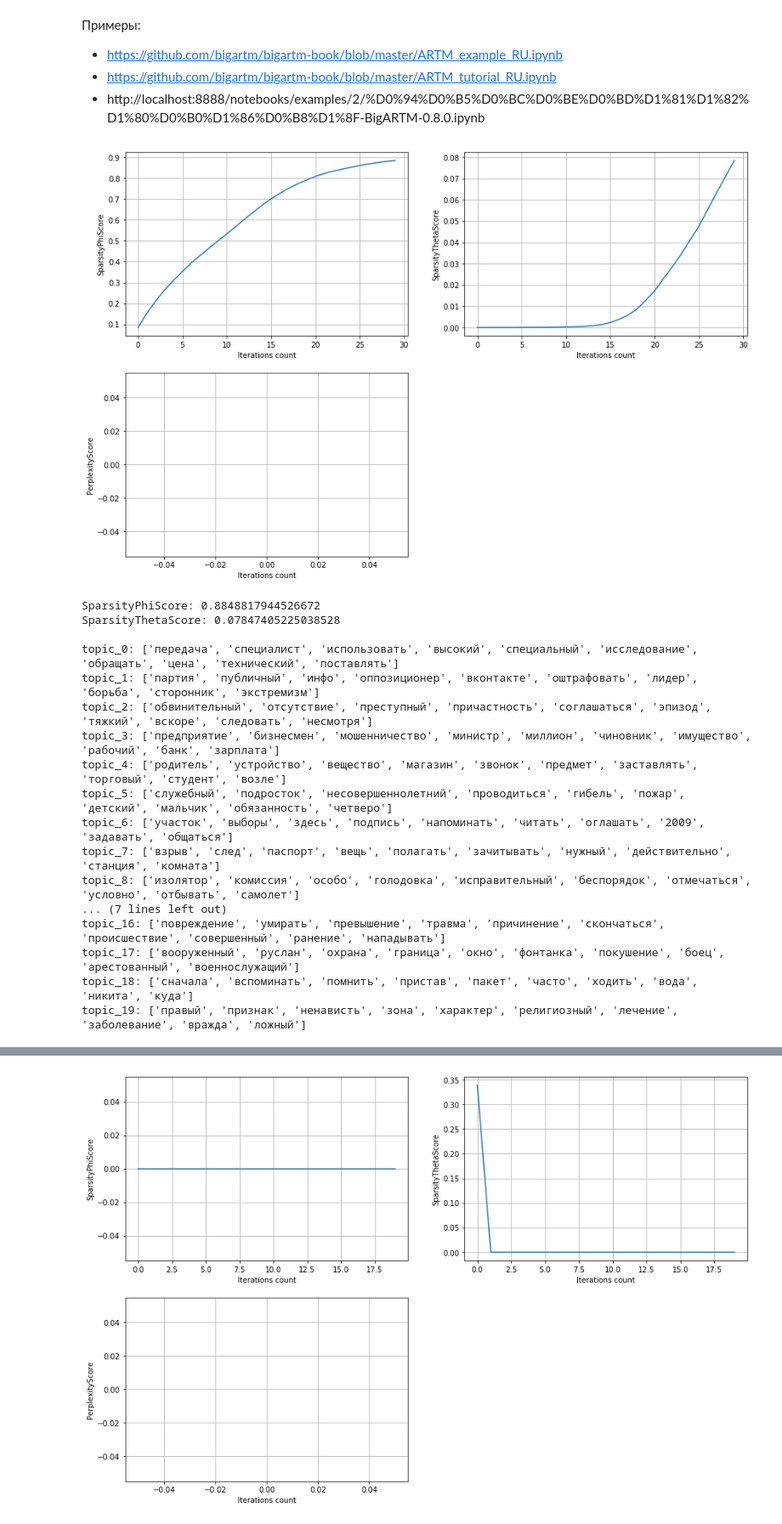
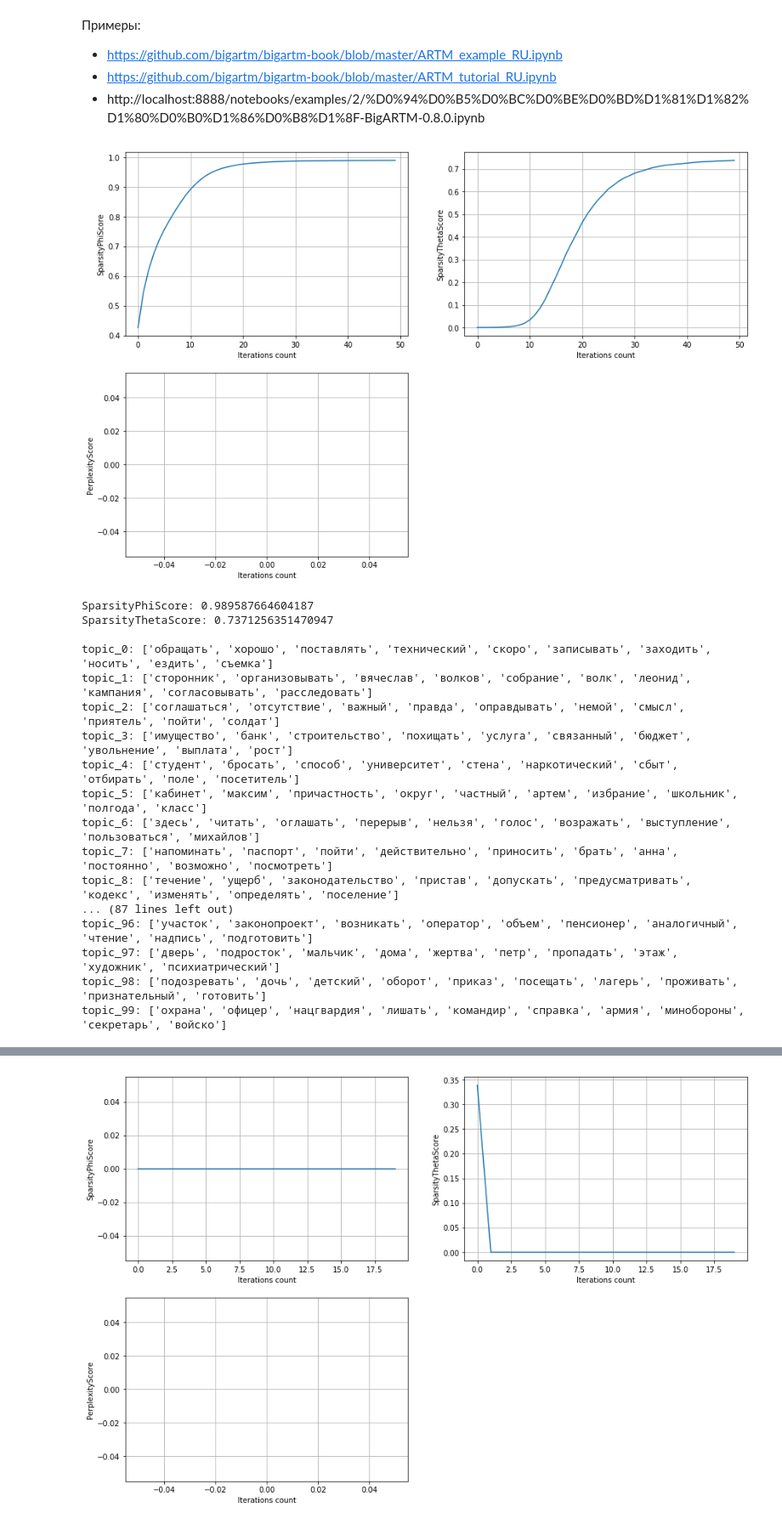
Before and after one commit to Kirmark/bachelor-qualification-work, a Jupyter notebook: application/models/create_model.ipynb, the cells around one changed output, grey strips where cells are left out. Shown: that part at 85% size. Cells and saved outputs as stored; diff of their text form; code cells hidden in the pictures.

```diff
--- a/application/models/create_model.ipynb
+++ b/application/models/create_model.ipynb
@@ -78,12 +65,3 @@ model_artm.num_document_passes = 1
-# %%
-# Установка отслеживаемых параметров
-model_artm.scores.add(artm.SparsityPhiScore(name='SparsityPhiScore'))
-model_artm.scores.add(artm.SparsityThetaScore(name='SparsityThetaScore'))
-model_artm.scores.add(artm.PerplexityScore(name='PerplexityScore', dictionary=dictionary))
-model_artm.scores.add(artm.TopTokensScore(name='TopTokensScore', num_tokens=10))
-#model_artm.scores.add(artm.TopicKernelScore(name='TopicKernelScore', probability_mass_threshold=0.3))
-
-model_artm.save("news_model_0")
 # %%
 def new_default_model(topic_count, dictionary):
     # Создание модели
@@ -150,3 +128,16 @@ def model_print_results(model_artm):
 * https://github.com/bigartm/bigartm-book/blob/master/ARTM_example_RU.ipynb
 * https://github.com/bigartm/bigartm-book/blob/master/ARTM_tutorial_RU.ipynb
 * http://localhost:8888/notebooks/examples/2/%D0%94%D0%B5%D0%BC%D0%BE%D0%BD%D1%81%D1%82%D1%80%D0%B0%D1%86%D0%B8%D1%8F-BigARTM-0.8.0.ipynb
+# %%
+params = {
+    'topic_count': 100,
+    'num_collection_passes': 50,
+    'SparsePhi': {
+        'name': 'SparsePhi',
+        'tau': -5
+    },
+    'SparseTheta': {
+        'name': 'SparseTheta',
+        'tau': -1.5
+    },
+}
@@ -153,38 +148,37 @@ def model_print_results(model_artm):
 # %%
 # Модель 1
 # Запуск регуляризатора SparsePhi
 
-model_artm = new_default_model(topic_count, dictionary)
+model_artm = new_default_model(params['topic_count'], dictionary)
 model_artm.load("news_model_0")
 
-r_SparsePhi_name = 'SparsePhi'
-if r_SparsePhi_name not in list(model_artm.regularizers.data):
-    model_artm.regularizers.add(artm.SmoothSparsePhiRegularizer(name=r_SparsePhi_name))
-model_artm.regularizers[r_SparsePhi_name].tau = -5
+if params['SparsePhi']['name'] not in list(model_artm.regularizers.data):
+    model_artm.regularizers.add(artm.SmoothSparsePhiRegularizer(name=params['SparsePhi']['name']))
+model_artm.regularizers[params['SparsePhi']['name']].tau = params['SparsePhi']['tau']
 
-model_artm.fit_offline(batch_vectorizer=batch_vectorizer, num_collection_passes=30)
+model_artm.fit_offline(batch_vectorizer=batch_vectorizer, num_collection_passes=params['num_collection_passes'])
 model_print_results(model_artm)
 
 model_artm.save("news_model_1")
 # %% [output]
-[figure, old version]
+[figure, new version]
-SparsityPhiScore: 0.8848817944526672
-SparsityThetaScore: 0.07847405225038528
+SparsityPhiScore: 0.989587664604187
+SparsityThetaScore: 0.7371256351470947
 
-topic_0: ['передача', 'специалист', 'использовать', 'высокий', 'специальный', 'исследование', 'обращать', 'цена', 'технический', 'поставлять']
-topic_1: ['партия', 'публичный', 'инфо', 'оппозиционер', 'вконтакте', 'оштрафовать', 'лидер', 'борьба', 'сторонник', 'экстремизм']
-topic_2: ['обвинительный', 'отсутствие', 'преступный', 'причастность', 'соглашаться', 'эпизод', 'тяжкий', 'вскоре', 'следовать', 'несмотря']
-topic_3: ['предприятие', 'бизнесмен', 'мошенничество', 'министр', 'миллион', 'чиновник', 'имущество', 'рабочий', 'банк', 'зарплата']
-topic_4: ['родитель', 'устройство', 'вещество', 'магазин', 'звонок', 'предмет', 'заставлять', 'торговый', 'студент', 'возле']
-topic_5: ['служебный', 'подросток', 'несовершеннолетний', 'проводиться', 'гибель', 'пожар', 'детский', 'мальчик', 'обязанность', 'четверо']
-topic_6: ['участок', 'выборы', 'здесь', 'подпись', 'напоминать', 'читать', 'оглашать', '2009', 'задавать', 'общаться']
-topic_7: ['взрыв', 'след', 'паспорт', 'вещь', 'полагать', 'зачитывать', 'нужный', 'действительно', 'станция', 'комната']
-topic_8: ['изолятор', 'комиссия', 'особо', 'голодовка', 'исправительный', 'беспорядок', 'отмечаться', 'условно', 'отбывать', 'самолет']
-... (7 lines left out)
-topic_16: ['повреждение', 'умирать', 'превышение', 'травма', 'причинение', 'скончаться', 'происшествие', 'совершенный', 'ранение', 'нападывать']
-topic_17: ['вооруженный', 'руслан', 'охрана', 'граница', 'окно', 'фонтанка', 'покушение', 'боец', 'арестованный', 'военнослужащий']
-topic_18: ['сначала', 'вспоминать', 'помнить', 'пристав', 'пакет', 'часто', 'ходить', 'вода', 'никита', 'куда']
-topic_19: ['правый', 'признак', 'ненависть', 'зона', 'характер', 'религиозный', 'лечение', 'заболевание', 'вражда', 'ложный']
+topic_0: ['обращать', 'хорошо', 'поставлять', 'технический', 'скоро', 'записывать', 'заходить', 'носить', 'ездить', 'съемка']
+topic_1: ['сторонник', 'организовывать', 'вячеслав', 'волков', 'собрание', 'волк', 'леонид', 'кампания', 'согласовывать', 'расследовать']
+topic_2: ['соглашаться', 'отсутствие', 'важный', 'правда', 'оправдывать', 'немой', 'смысл', 'приятель', 'пойти', 'солдат']
+topic_3: ['имущество', 'банк', 'строительство', 'похищать', 'услуга', 'связанный', 'бюджет', 'увольнение', 'выплата', 'рост']
+topic_4: ['студент', 'бросать', 'способ', 'университет', 'стена', 'наркотический', 'сбыт', 'отбирать', 'поле', 'посетитель']
+topic_5: ['кабинет', 'максим', 'причастность', 'округ', 'частный', 'артем', 'избрание', 'школьник', 'полгода', 'класс']
+topic_6: ['здесь', 'читать', 'оглашать', 'перерыв', 'нельзя', 'голос', 'возражать', 'выступление', 'пользоваться', 'михайлов']
+topic_7: ['напоминать', 'паспорт', 'пойти', 'действительно', 'приносить', 'брать', 'анна', 'постоянно', 'возможно', 'посмотреть']
+topic_8: ['течение', 'ущерб', 'законодательство', 'пристав', 'допускать', 'предусматривать', 'кодекс', 'изменять', 'определять', 'поселение']
+... (87 lines left out)
+topic_96: ['участок', 'законопроект', 'возникать', 'оператор', 'объем', 'пенсионер', 'аналогичный', 'чтение', 'надпись', 'подготовить']
+topic_97: ['дверь', 'подросток', 'мальчик', 'дома', 'жертва', 'петр', 'пропадать', 'этаж', 'художник', 'психиатрический']
+topic_98: ['подозревать', 'дочь', 'детский', 'оборот', 'приказ', 'посещать', 'лагерь', 'проживать', 'признательный', 'готовить']
+topic_99: ['охрана', 'офицер', 'нацгвардия', 'лишать', 'командир', 'справка', 'армия', 'минобороны', 'секретарь', 'войско']
 # %%
 # Модель 2
 # Запуск регуляризатора SparseTheta
```
Also changed, not shown: parts of 6 cells of this notebook, 3 other files.
